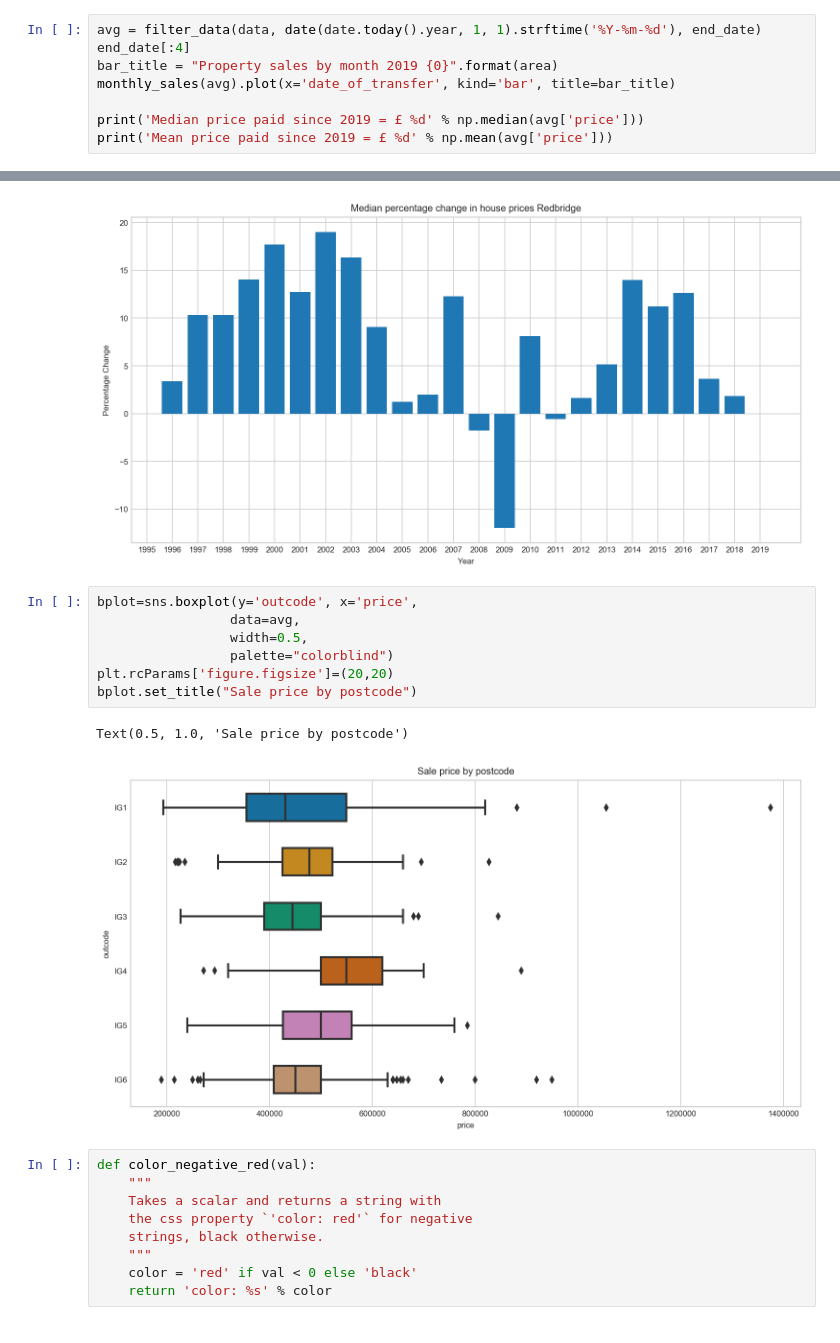
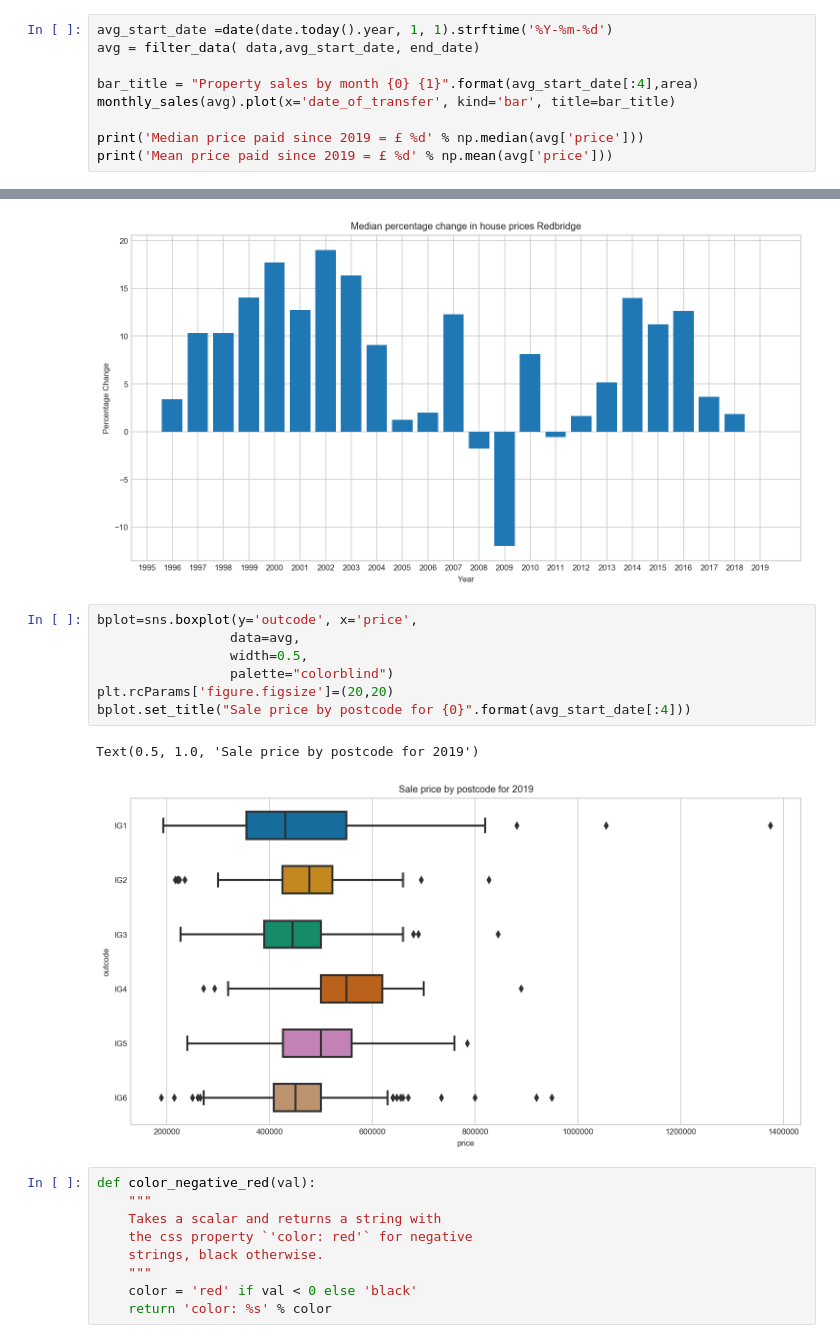
Before and after one commit to khalidhu/property_analysis, a Jupyter notebook: land_registry_data_Redbridge.ipynb, the cells around one changed output, grey strips where cells are left out. Drawn from its saved outputs; the diff is of its cells as text.

```diff
--- a/land_registry_data_Redbridge.ipynb
+++ b/land_registry_data_Redbridge.ipynb
@@ -238,9 +245,10 @@ city
 # %% [output]
 'Ilford'
 # %%
-avg = filter_data(data, date(date.today().year, 1, 1).strftime('%Y-%m-%d'), end_date)
-end_date[:4]
-bar_title = "Property sales by month 2019 {0}".format(area)
+avg_start_date =date(date.today().year, 1, 1).strftime('%Y-%m-%d')
+avg = filter_data( data,avg_start_date, end_date)
+
+bar_title = "Property sales by month {0} {1}".format(avg_start_date[:4],area)
 monthly_sales(avg).plot(x='date_of_transfer', kind='bar', title=bar_title)
 
 print('Median price paid since 2019 = £ %d' % np.median(avg['price']))
@@ -438,13 +446,13 @@ plt.show()
 # %%
 bplot=sns.boxplot(y='outcode', x='price',
                  data=avg,
                  width=0.5,
                  palette="colorblind")
 plt.rcParams['figure.figsize']=(20,20)
-bplot.set_title("Sale price by postcode")
+bplot.set_title("Sale price by postcode for {0}".format(avg_start_date[:4]))
 # %% [output]
-Text(0.5, 1.0, 'Sale price by postcode')
+Text(0.5, 1.0, 'Sale price by postcode for 2019')
-[figure, old version]
+[figure, new version]
 # %%
 def color_negative_red(val):
     """
```
Also changed, not shown: parts of 7 cells of this notebook.
